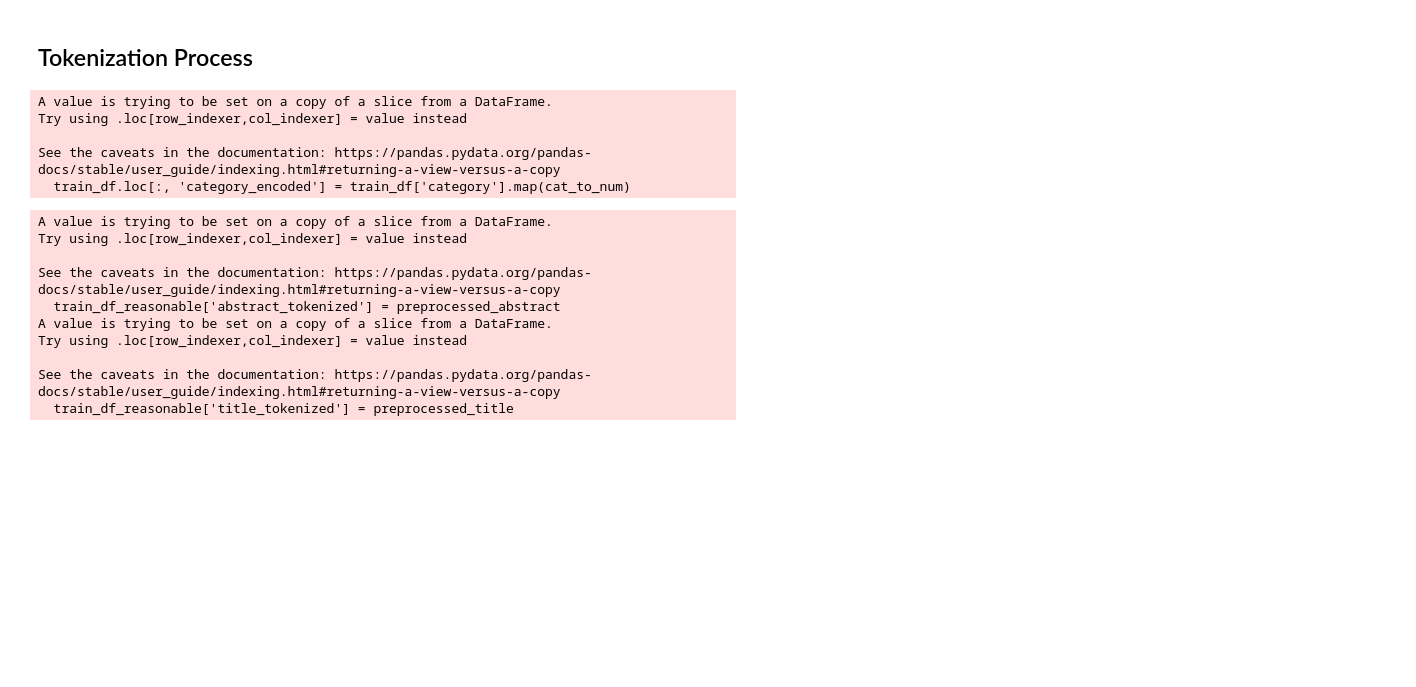
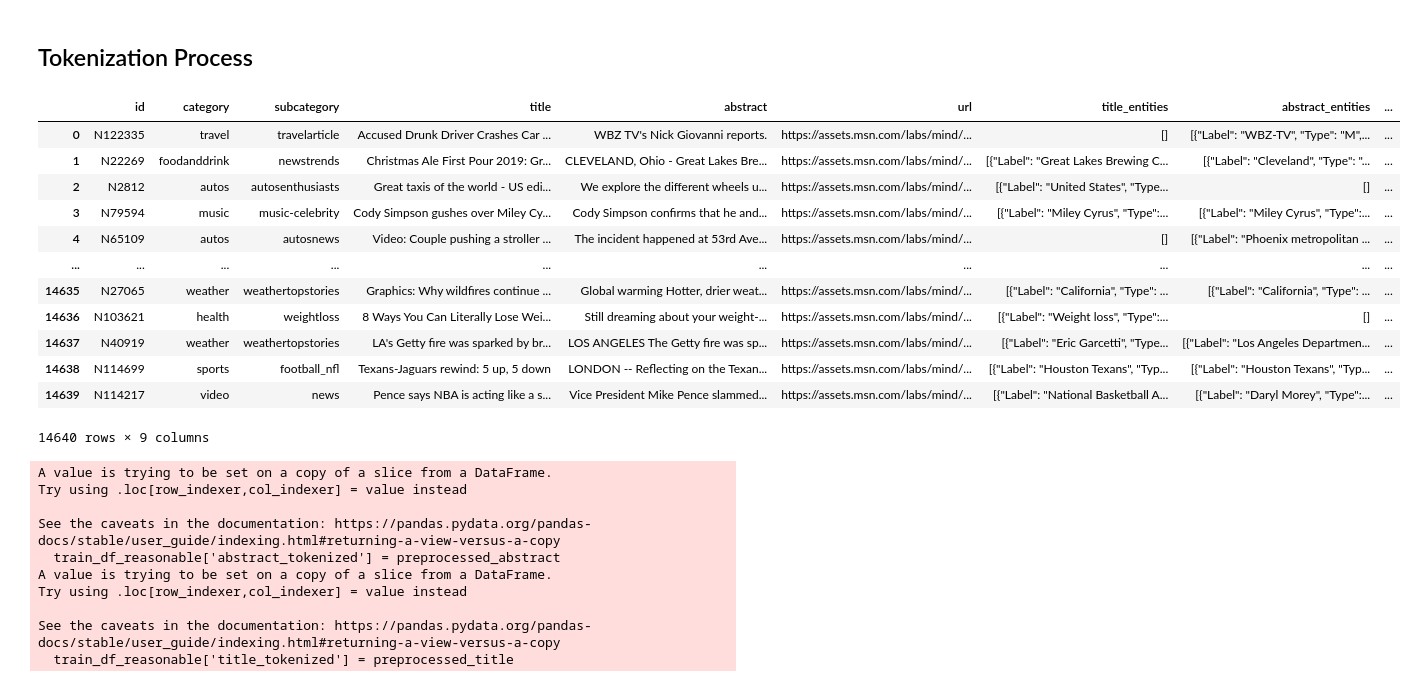
Before and after one commit to jshaha/Microsoft-sp26, a Jupyter notebook: clan_use_ideation.ipynb, the cells around one changed output. Saved outputs shown, nothing was run; the diff lists cells and outputs as text; code cells hidden in the pictures; blank space fills up the shorter version.

```diff
--- a/clan_use_ideation.ipynb
+++ b/clan_use_ideation.ipynb
@@ -141,15 +141,29 @@ train_df.loc[:, 'category_encoded'] = train_df['category'].map(cat_to_num)
 
 train_df_reasonable = train_df[~train_df['category'].isin(["northamerica", "movies", "games", "entertainment", "middleeast", "kids"])]
 
-tfidf = TfidfVectorizer(sublinear_tf=True, min_df=1, ngram_range=(1, 2), stop_words='english')
-feature = tfidf.fit_transform(train_df['title'])
+#tfidf = TfidfVectorizer(sublinear_tf=True, min_df=1, ngram_range=(1, 2), stop_words='english')
+#feature = tfidf.fit_transform(train_df['title'])
 #feature.shape
-# %% [output]
-A value is trying to be set on a copy of a slice from a DataFrame.
-Try using .loc[row_indexer,col_indexer] = value instead
-
-See the caveats in the documentation: https://pandas.pydata.org/pandas-docs/stable/user_guide/indexing.html#returning-a-view-versus-a-copy
-  train_df.loc[:, 'category_encoded'] = train_df['category'].map(cat_to_num)
+# %%
+min_count_per_category = train_df_reasonable['category_encoded'].value_counts(ascending=True).iloc[0]
+train_df_undersampled = train_df_reasonable.groupby('category_encoded').apply(lambda x: x.sample(min_count_per_category, random_state=42)).reset_index(drop=True)
+train_df_undersampled =train_df_undersampled.sample(frac=1, random_state=42)
+train_df_undersampled.reset_index(drop=True, inplace=True)
+train_df_undersampled
+# %% [output]
+|  | id | category | subcategory | title | abstract | url | title_entities | abstract_entities | ... |
+| 0 | N122335 | travel | travelarticle | Accused Drunk Driver Crashes Car ... | WBZ TV's Nick Giovanni reports. | https://assets.msn.com/labs/mind/... | [] | [{"Label": "WBZ-TV", "Type": "M",... | ... |
+| 1 | N22269 | foodanddrink | newstrends | Christmas Ale First Pour 2019: Gr... | CLEVELAND, Ohio - Great Lakes Bre... | https://assets.msn.com/labs/mind/... | [{"Label": "Great Lakes Brewing C... | [{"Label": "Cleveland", "Type": "... | ... |
+| 2 | N2812 | autos | autosenthusiasts | Great taxis of the world - US edi... | We explore the different wheels u... | https://assets.msn.com/labs/mind/... | [{"Label": "United States", "Type... | [] | ... |
+| 3 | N79594 | music | music-celebrity | Cody Simpson gushes over Miley Cy... | Cody Simpson confirms that he and... | https://assets.msn.com/labs/mind/... | [{"Label": "Miley Cyrus", "Type":... | [{"Label": "Miley Cyrus", "Type":... | ... |
+| 4 | N65109 | autos | autosnews | Video: Couple pushing a stroller ... | The incident happened at 53rd Ave... | https://assets.msn.com/labs/mind/... | [] | [{"Label": "Phoenix metropolitan ... | ... |
+| ... | ... | ... | ... | ... | ... | ... | ... | ... | ... |
+| 14635 | N27065 | weather | weathertopstories | Graphics: Why wildfires continue ... | Global warming Hotter, drier weat... | https://assets.msn.com/labs/mind/... | [{"Label": "California", "Type": ... | [{"Label": "California", "Type": ... | ... |
+| 14636 | N103621 | health | weightloss | 8 Ways You Can Literally Lose Wei... | Still dreaming about your weight-... | https://assets.msn.com/labs/mind/... | [{"Label": "Weight loss", "Type":... | [] | ... |
+| 14637 | N40919 | weather | weathertopstories | LA's Getty fire was sparked by br... | LOS ANGELES The Getty fire was sp... | https://assets.msn.com/labs/mind/... | [{"Label": "Eric Garcetti", "Type... | [{"Label": "Los Angeles Departmen... | ... |
+| 14638 | N114699 | sports | football_nfl | Texans-Jaguars rewind: 5 up, 5 down | LONDON -- Reflecting on the Texan... | https://assets.msn.com/labs/mind/... | [{"Label": "Houston Texans", "Typ... | [{"Label": "Houston Texans", "Typ... | ... |
+| 14639 | N114217 | video | news | Pence says NBA is acting like a s... | Vice President Mike Pence slammed... | https://assets.msn.com/labs/mind/... | [{"Label": "National Basketball A... | [{"Label": "Daryl Morey", "Type":... | ... |
+14640 rows × 9 columns
 # %%
 import nltk
 from nltk.corpus import stopwords
```
Also changed, not shown: parts of 27 cells of this notebook, 7 other files.
